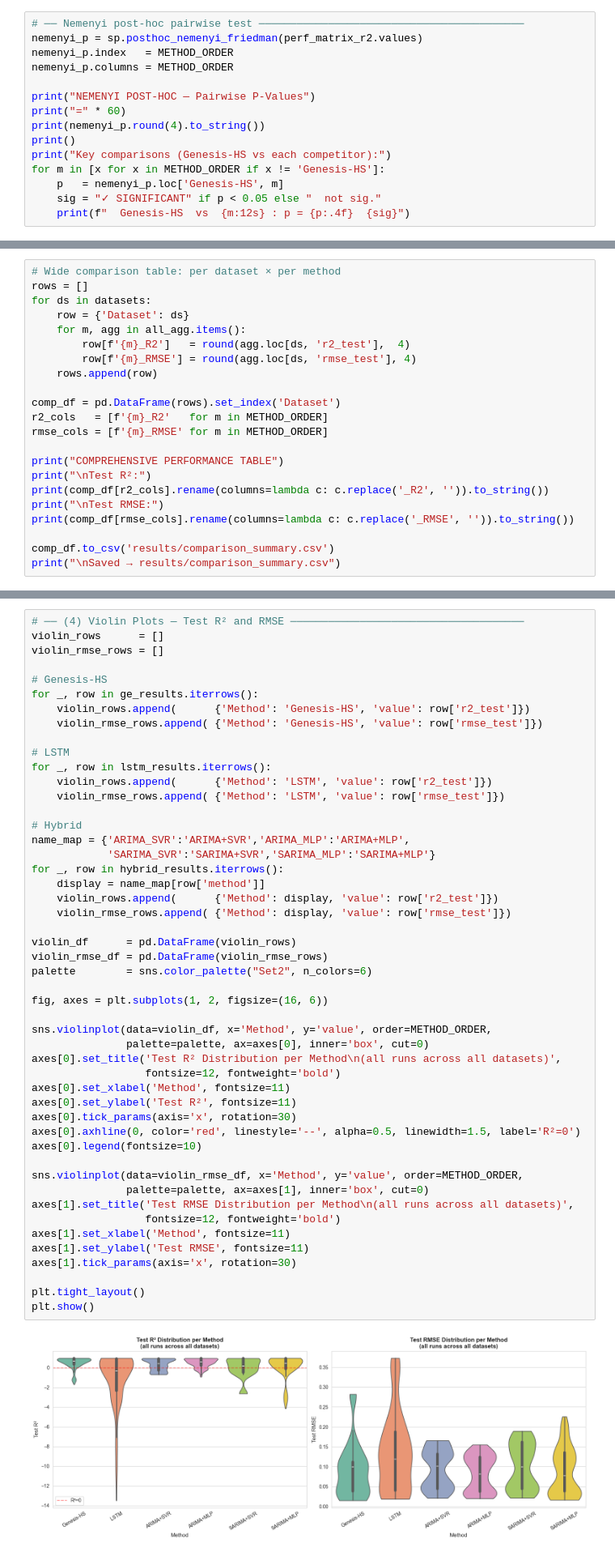
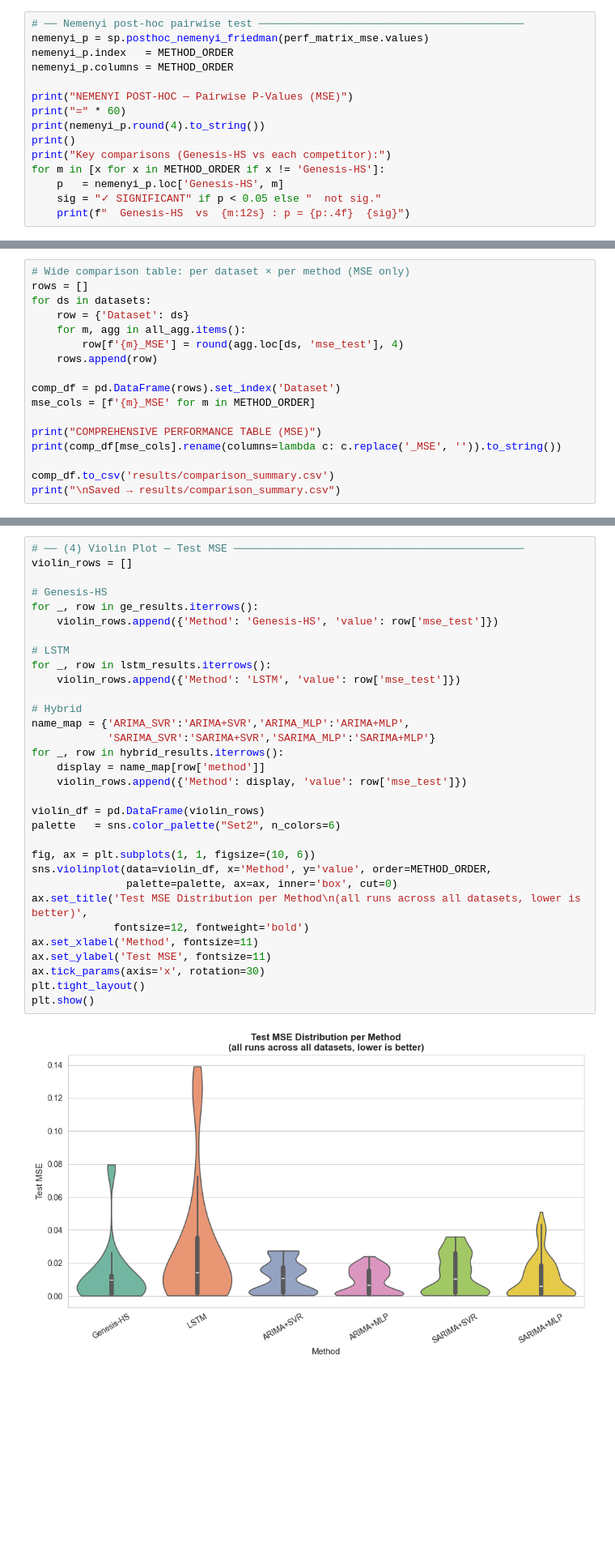
Before and after one commit to HenriqueSabino/RegressorGE, a Jupyter notebook: analysis.ipynb, the cells around one changed output, grey strips where cells are left out. Shown at 81% size. Cells and saved outputs as stored; diff of their text form; blank space fills up the shorter version.

```diff
--- a/analysis.ipynb
+++ b/analysis.ipynb
@@ -206,11 +195,11 @@ SIGNIFICANT  (p = 0.0008 < 0.05)
   Proceeding to Nemenyi post-hoc for pairwise comparisons.
 # %%
 # ── Nemenyi post-hoc pairwise test ──────────────────────────────────────────
-nemenyi_p = sp.posthoc_nemenyi_friedman(perf_matrix_r2.values)
+nemenyi_p = sp.posthoc_nemenyi_friedman(perf_matrix_mse.values)
 nemenyi_p.index   = METHOD_ORDER
 nemenyi_p.columns = METHOD_ORDER
 
-print("NEMENYI POST-HOC — Pairwise P-Values")
+print("NEMENYI POST-HOC — Pairwise P-Values (MSE)")
 print("=" * 60)
 print(nemenyi_p.round(4).to_string())
 print()
@@ -311,24 +301,19 @@ SUNSPOT             4.0   1.0        2.0        3.0         5.0         6.0
 # %% [markdown]
 ## 4. Performance Metrics
 # %%
-# Wide comparison table: per dataset × per method
+# Wide comparison table: per dataset × per method (MSE only)
 rows = []
 for ds in datasets:
     row = {'Dataset': ds}
     for m, agg in all_agg.items():
-        row[f'{m}_R2']   = round(agg.loc[ds, 'r2_test'],  4)
-        row[f'{m}_RMSE'] = round(agg.loc[ds, 'rmse_test'], 4)
+        row[f'{m}_MSE'] = round(agg.loc[ds, 'mse_test'], 4)
     rows.append(row)
 
 comp_df = pd.DataFrame(rows).set_index('Dataset')
-r2_cols   = [f'{m}_R2'   for m in METHOD_ORDER]
-rmse_cols = [f'{m}_RMSE' for m in METHOD_ORDER]
+mse_cols = [f'{m}_MSE' for m in METHOD_ORDER]
 
-print("COMPREHENSIVE PERFORMANCE TABLE")
-print("\nTest R²:")
-print(comp_df[r2_cols].rename(columns=lambda c: c.replace('_R2', '')).to_string())
-print("\nTest RMSE:")
-print(comp_df[rmse_cols].rename(columns=lambda c: c.replace('_RMSE', '')).to_string())
+print("COMPREHENSIVE PERFORMANCE TABLE (MSE)")
+print(comp_df[mse_cols].rename(columns=lambda c: c.replace('_MSE', '')).to_string())
 
 comp_df.to_csv('results/comparison_summary.csv')
 print("\nSaved → results/comparison_summary.csv")
@@ -544,52 +527,35 @@ plt.show()
 # %%
-# ── (4) Violin Plots — Test R² and RMSE ─────────────────────────────────────
-violin_rows      = []
-violin_rmse_rows = []
+# ── (4) Violin Plot — Test MSE ──────────────────────────────────────────────
+violin_rows = []
 
 # Genesis-HS
 for _, row in ge_results.iterrows():
-    violin_rows.append(      {'Method': 'Genesis-HS', 'value': row['r2_test']})
-    violin_rmse_rows.append( {'Method': 'Genesis-HS', 'value': row['rmse_test']})
+    violin_rows.append({'Method': 'Genesis-HS', 'value': row['mse_test']})
 
 # LSTM
 for _, row in lstm_results.iterrows():
-    violin_rows.append(      {'Method': 'LSTM', 'value': row['r2_test']})
-    violin_rmse_rows.append( {'Method': 'LSTM', 'value': row['rmse_test']})
+    violin_rows.append({'Method': 'LSTM', 'value': row['mse_test']})
 
 # Hybrid
 name_map = {'ARIMA_SVR':'ARIMA+SVR','ARIMA_MLP':'ARIMA+MLP',
             'SARIMA_SVR':'SARIMA+SVR','SARIMA_MLP':'SARIMA+MLP'}
 for _, row in hybrid_results.iterrows():
     display = name_map[row['method']]
-    violin_rows.append(      {'Method': display, 'value': row['r2_test']})
-    violin_rmse_rows.append( {'Method': display, 'value': row['rmse_test']})
+    violin_rows.append({'Method': display, 'value': row['mse_test']})
 
-violin_df      = pd.DataFrame(violin_rows)
-violin_rmse_df = pd.DataFrame(violin_rmse_rows)
-palette        = sns.color_palette("Set2", n_colors=6)
+violin_df = pd.DataFrame(violin_rows)
+palette   = sns.color_palette("Set2", n_colors=6)
 
-fig, axes = plt.subplots(1, 2, figsize=(16, 6))
-
+fig, ax = plt.subplots(1, 1, figsize=(10, 6))
 sns.violinplot(data=violin_df, x='Method', y='value', order=METHOD_ORDER,
-               palette=palette, ax=axes[0], inner='box', cut=0)
-axes[0].set_title('Test R² Distribution per Method\n(all runs across all datasets)',
-                  fontsize=12, fontweight='bold')
-axes[0].set_xlabel('Method', fontsize=11)
-axes[0].set_ylabel('Test R²', fontsize=11)
-axes[0].tick_params(axis='x', rotation=30)
-axes[0].axhline(0, color='red', linestyle='--', alpha=0.5, linewidth=1.5, label='R²=0')
-axes[0].legend(fontsize=10)
-
-sns.violinplot(data=violin_rmse_df, x='Method', y='value', order=METHOD_ORDER,
-               palette=palette, ax=axes[1], inner='box', cut=0)
-axes[1].set_title('Test RMSE Distribution per Method\n(all runs across all datasets)',
-                  fontsize=12, fontweight='bold')
-axes[1].set_xlabel('Method', fontsize=11)
-axes[1].set_ylabel('Test RMSE', fontsize=11)
-axes[1].tick_params(axis='x', rotation=30)
-
+               palette=palette, ax=ax, inner='box', cut=0)
+ax.set_title('Test MSE Distribution per Method\n(all runs across all datasets, lower is better)',
+             fontsize=12, fontweight='bold')
+ax.set_xlabel('Method', fontsize=11)
+ax.set_ylabel('Test MSE', fontsize=11)
+ax.tick_params(axis='x', rotation=30)
 plt.tight_layout()
 plt.show()
 # %% [output]
-[figure, old version]
+[figure, new version]
 # %%
```
Also changed, not shown: parts of 16 cells of this notebook, 2 other files.
